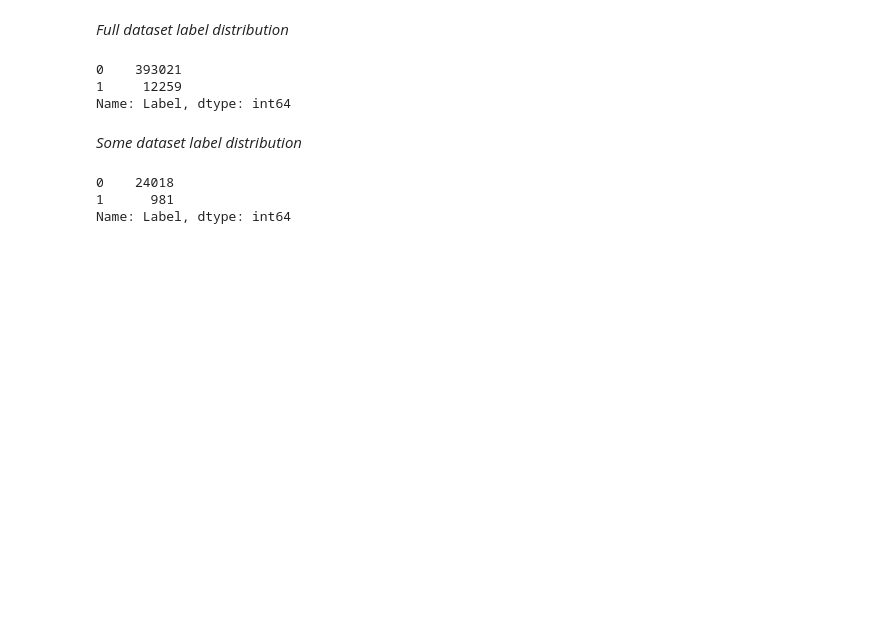
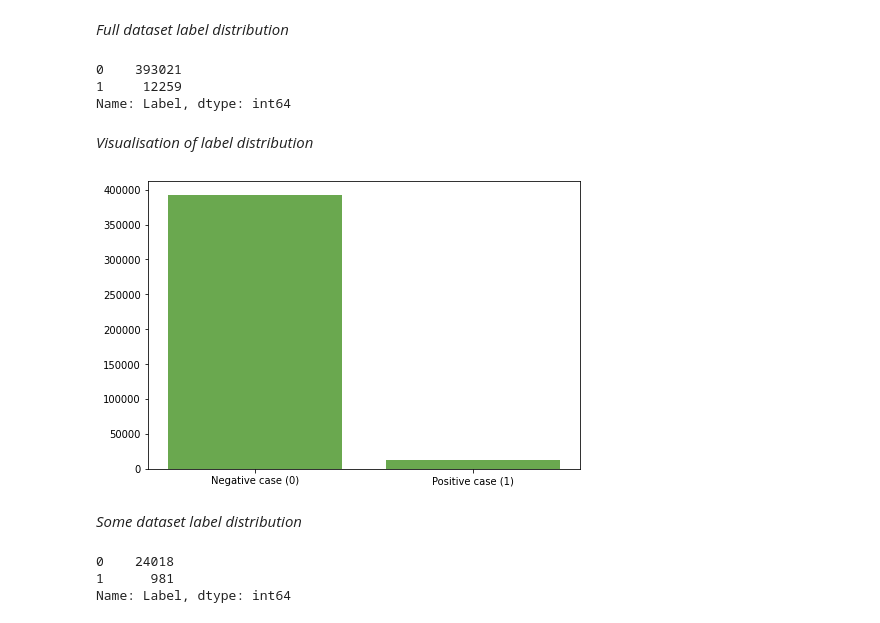
Before and after one commit to relhwigi/GE_GRAPE_Mammogram_Classification, a Jupyter notebook: Mammography_Classification.ipynb, the cells around one changed output. Cells and saved outputs as stored; diff of their text form; code cells hidden in the pictures; blank space fills up the shorter version.

```diff
--- a/Mammography_Classification.ipynb
+++ b/Mammography_Classification.ipynb
@@ -72,6 +85,17 @@ full_label_distribution
 0    393021
 1     12259
 Name: Label, dtype: int64
+# %% [markdown]
+
+*Visualisation of label distribution*
+# %%
+fig = plt.figure()
+ax = fig.add_axes([0,0,1,1])
+label = ['Negative case (0)', 'Positive case (1)']
+ax.bar(label , full_label_distribution, color="#6aa84f")
+plt.show()
+# %% [output]
+[figure, added]
 # %% [markdown]
 *Some dataset label distribution*
 # %%
```
Also changed, not shown: parts of 18 cells of this notebook.
